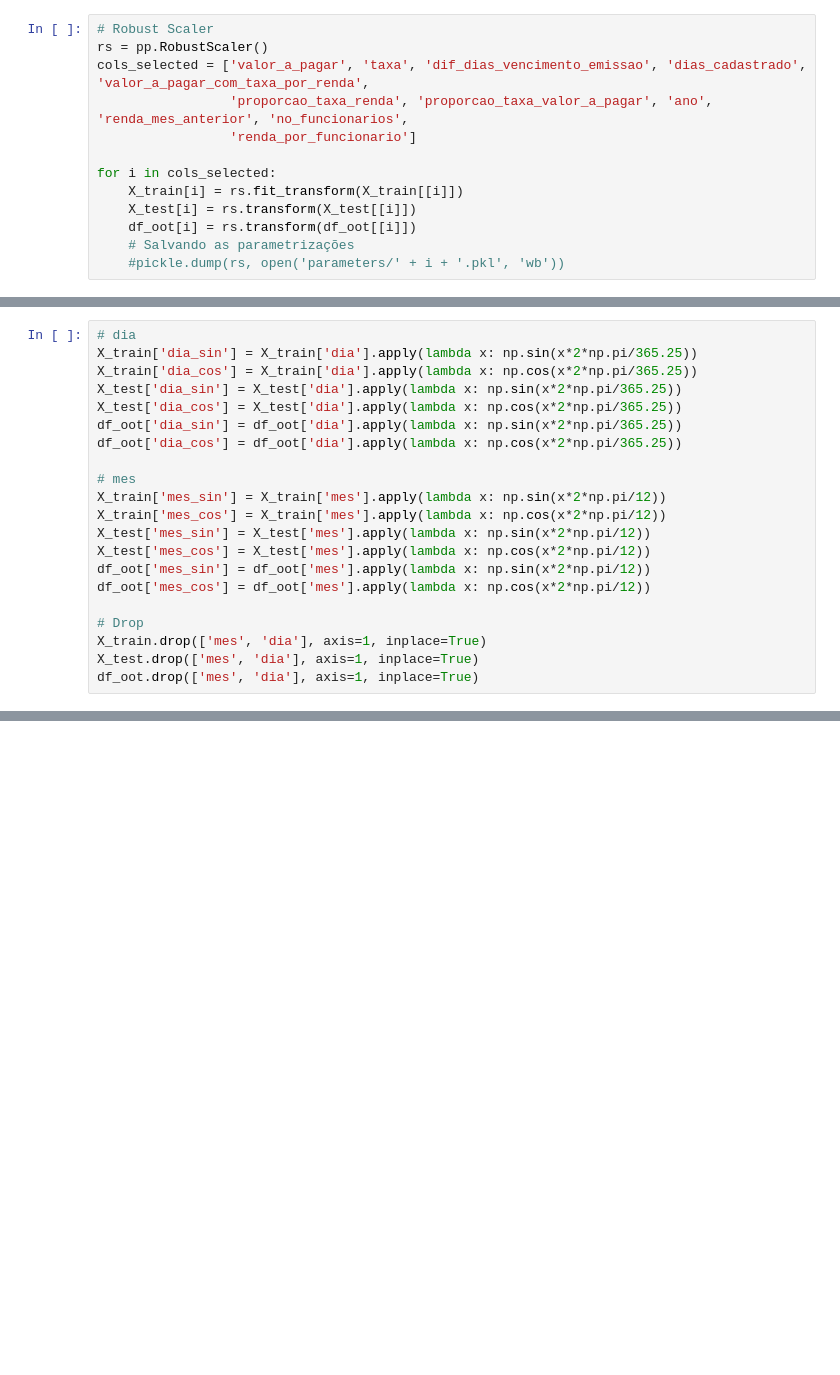
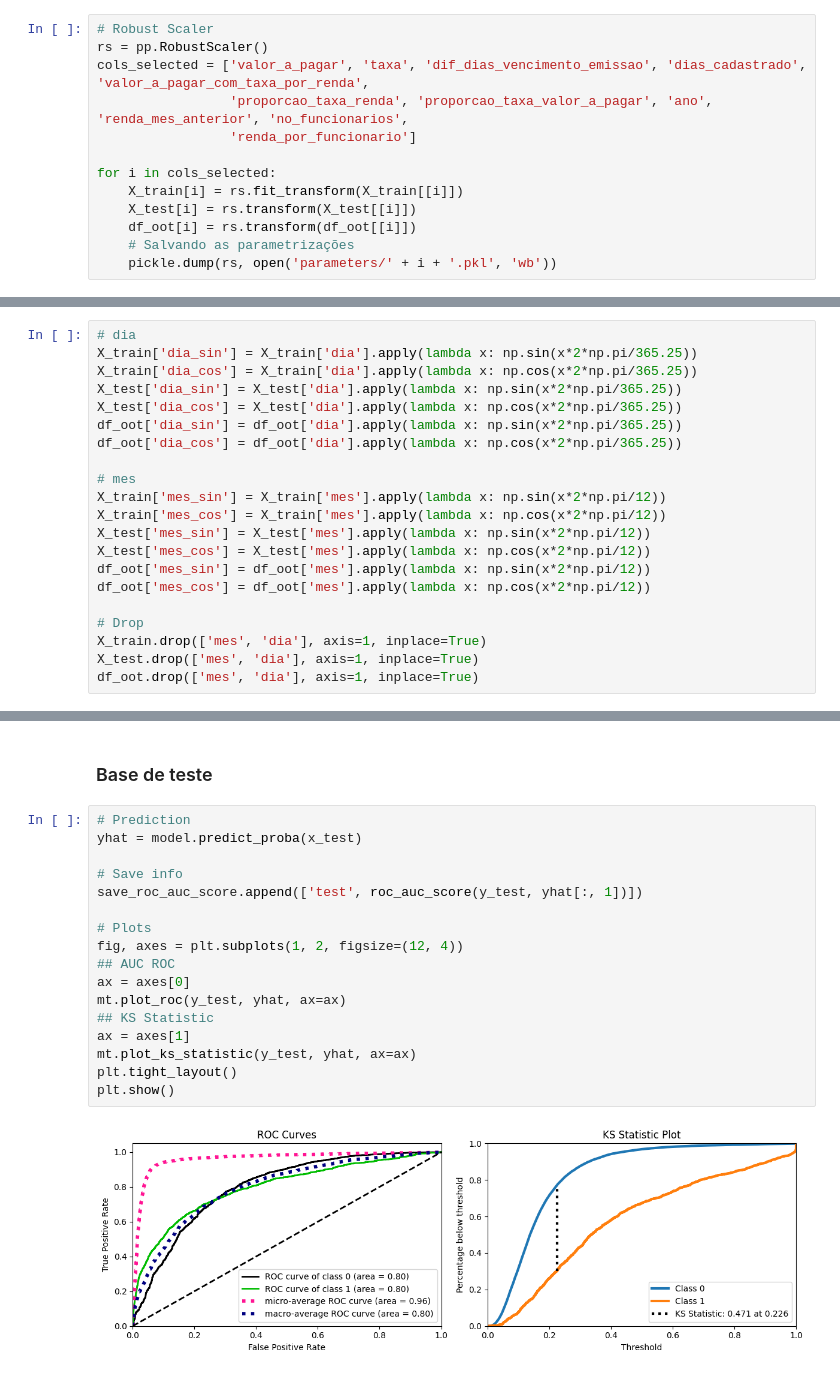
Before and after one commit to faustomfc/score_credit_prediction, a Jupyter notebook: score_credit_prediction_v1.ipynb, the cells around one changed output, grey strips where cells are left out. Cells and saved outputs as stored; diff of their text form; blank space fills up the shorter version.

```diff
--- a/score_credit_prediction_v1.ipynb
+++ b/score_credit_prediction_v1.ipynb
@@ -1261,7 +1270,7 @@ for i in cols_selected:
     X_test[i] = rs.transform(X_test[[i]])
     df_oot[i] = rs.transform(df_oot[[i]])
     # Salvando as parametrizações
-    #pickle.dump(rs, open('parameters/' + i + '.pkl', 'wb'))
+    pickle.dump(rs, open('parameters/' + i + '.pkl', 'wb'))
 # %% [markdown]
 ## 5.4 - Transformação
 # %%
@@ -1287,0 +1400,21 @@ df_oot.drop(['mes', 'dia'], axis=1, inplace=True)
+# %% [markdown]
+### Base de teste
+# %%
+# Prediction
+yhat = model.predict_proba(x_test)
+
+# Save info
+save_roc_auc_score.append(['test', roc_auc_score(y_test, yhat[:, 1])])
+
+# Plots
+fig, axes = plt.subplots(1, 2, figsize=(12, 4))
+## AUC ROC
+ax = axes[0]
+mt.plot_roc(y_test, yhat, ax=ax)
+## KS Statistic
+ax = axes[1]
+mt.plot_ks_statistic(y_test, yhat, ax=ax)
+plt.tight_layout()
+plt.show()
+# %% [output]
+[figure, added]
```
Also changed, not shown: parts of 87 cells of this notebook.
